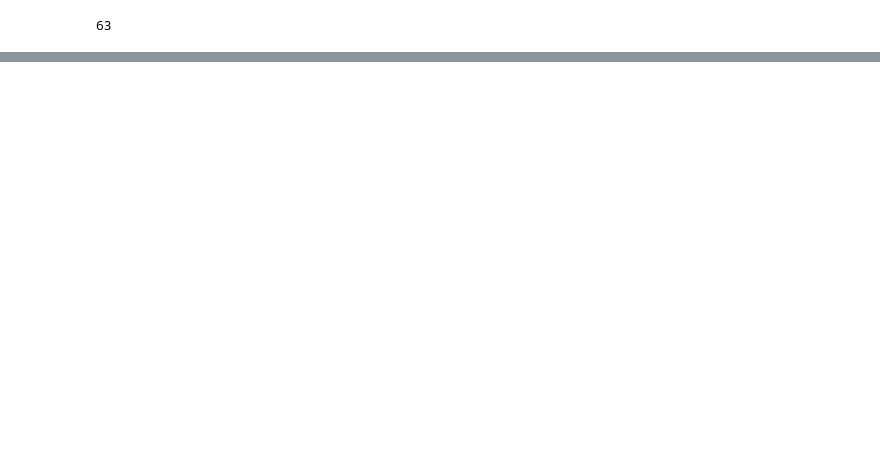
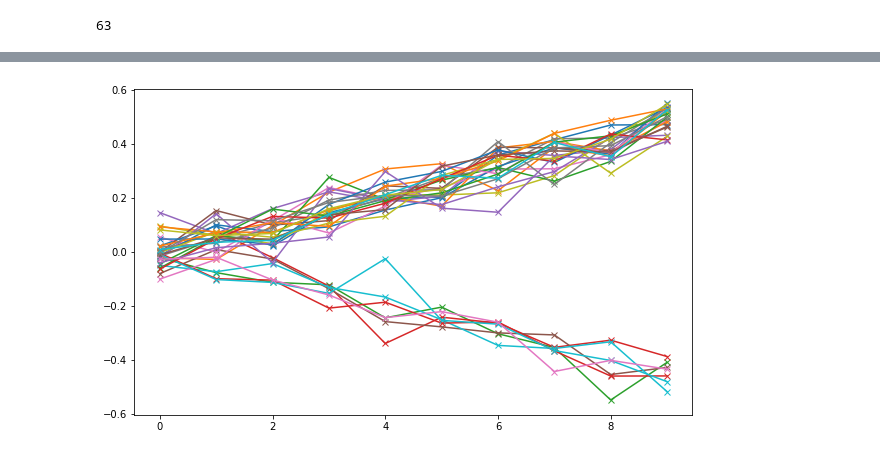
Before and after one commit to sinusgamma/multimodal_network, a Jupyter notebook: multimodal_forecast.ipynb, the cells around one changed output, grey strips where cells are left out. Cells and saved outputs as stored; diff of their text form; code cells hidden in the pictures; blank space fills up the shorter version.

```diff
--- a/multimodal_forecast.ipynb
+++ b/multimodal_forecast.ipynb
@@ -402,0 +303,6 @@ lr_loss_chart(learning_rate_finder(model_lstm_ts1, train_set=X_train), 1e-8, 1e-
+# %%
+fig= plt.figure(figsize=(10,6))
+for i in range(30):
+    plt.plot(smpl[i,0,:], "x-")
+# %% [output]
+[figure, added]
```
Also changed, not shown: parts of 30 cells of this notebook, 2 other files.
